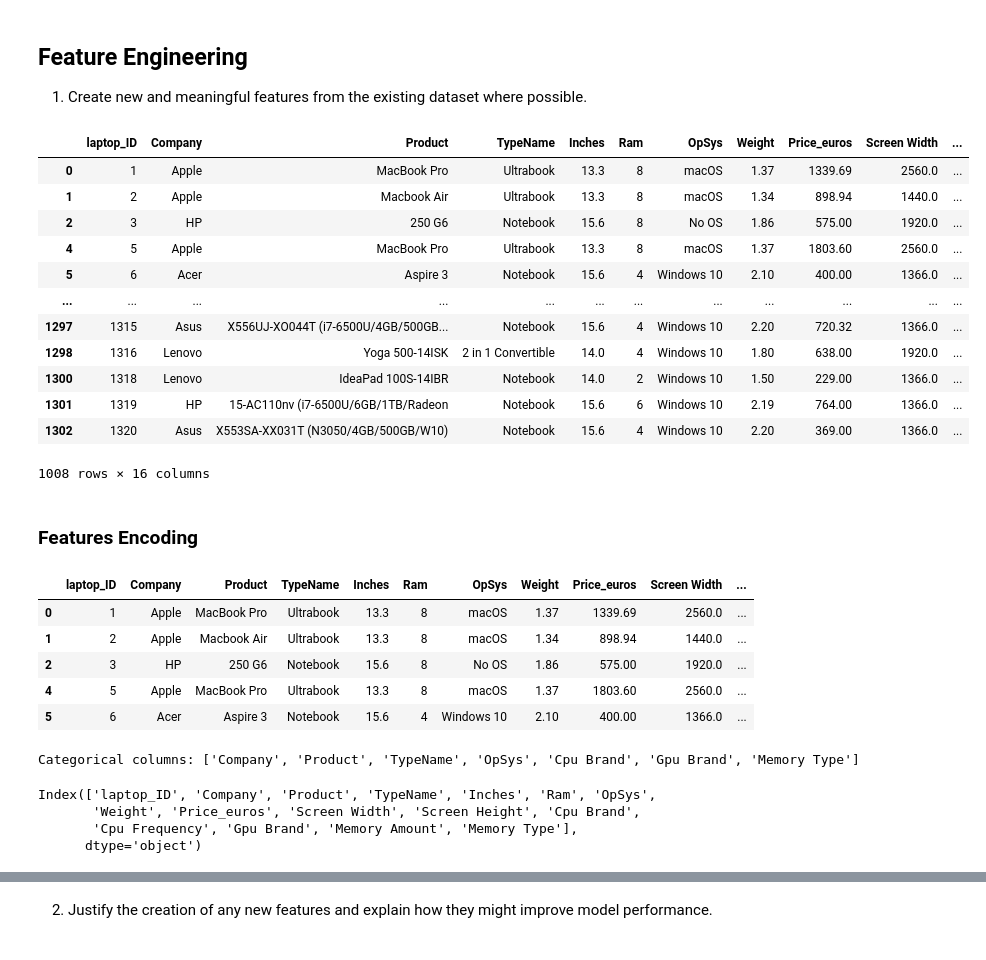
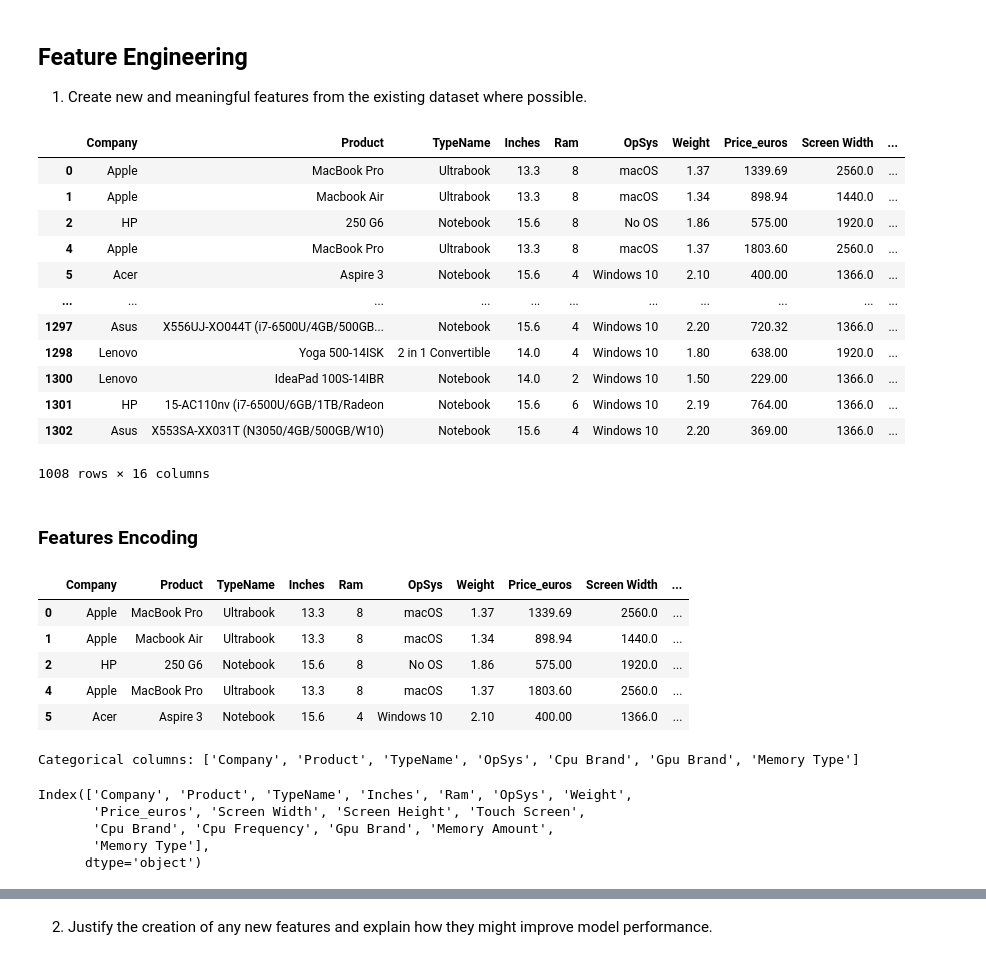
Before and after one commit to Idighekere/laptop-price-prediction-ml-model, a Jupyter notebook: notebook.ipynb, the cells around one changed output, grey strips where cells are left out. Cells and saved outputs as stored; diff of their text form; code cells hidden in the pictures.

```diff
--- a/notebook.ipynb
+++ b/notebook.ipynb
@@ -74,7 +74,7 @@ df['Ram'] = df['Ram'].str.replace("GB", "")
 df['Weight'] = df['Weight'].str.replace("kg", "")
 df['Ram'] = df['Ram'].astype('int32')
 df['Weight'] = df['Weight'].astype('float32')
-
+df=df.drop('laptop_ID',axis=1)  # dropping laptop_ID as it is not useful for prediction
 
 # Identifying nmerial columns
 numerical_columns = df.select_dtypes(include=np.number).columns
@@ -283,48 +283,49 @@ df['Screen Width']=df.ScreenResolution.str.split('x').apply(lambda x:x[0])
 df['Screen Width']= df['Screen Width'].astype("float32")
 df['Screen Height']=df.ScreenResolution.str.split('x').apply(lambda x:x[1])
 df["Screen Height"] = df["Screen Height"].astype("float32")
-
+df['Touch Screen']= df['ScreenResolution'].str.contains("Touch", case=False)
+df['Touch Screen']= df['Touch Screen'].astype(int)
 df=df.drop("ScreenResolution",axis=1)
 
 # Extract CPU Brand (e.g., Intel, AMD, Samsung) and CPU frequemcy
 df["Cpu Brand"] = df["Cpu"].str.split(" ").apply(lambda x: x[0])
 
 df["Cpu Frequency"] = df["Cpu"].str.split(" ").apply(lambda x: x[-1])
 df["Cpu Frequency"]=df["Cpu Frequency"].str[:-3] #to grab only the numbers
 df["Cpu Frequency"] = df["Cpu Frequency"].astype('float32')
 
 # Extract GPU Brand (e.g., Nvidia, Intel, AMD)
 df['Gpu Brand'] = df['Gpu'].str.split(' ').apply(lambda x: x[0])
 df= df.drop(['Cpu','Gpu'], axis=1)
 # Extract Memory Amount (in GB)
 df["Memory Amount"] = df["Memory"].str.split(' ').apply(lambda x: x[0])
 
 # xtract Memory Type (SSD, HDD, Hybrid, Flash, Other)
 df["Memory Type"] = df["Memory"].str.split(" ").apply(lambda x: x[1])
 
 def make_all_memory_in_GB(value):
     if 'TB' in value:
         return float(value[:value.find('TB')]) * 1000
     elif  'GB' in value:
         return float(value[:value.find('GB')])
 
 df["Memory Amount"] = df["Memory Amount"].apply(make_all_memory_in_GB)
 df=df.drop('Memory',axis=1)
 
 df
 # %% [output]
-|  | laptop_ID | Company | Product | TypeName | Inches | Ram | OpSys | Weight | Price_euros | Screen Width | ... |
-| 0 | 1 | Apple | MacBook Pro | Ultrabook | 13.3 | 8 | macOS | 1.37 | 1339.69 | 2560.0 | ... |
-| 1 | 2 | Apple | Macbook Air | Ultrabook | 13.3 | 8 | macOS | 1.34 | 898.94 | 1440.0 | ... |
-| 2 | 3 | HP | 250 G6 | Notebook | 15.6 | 8 | No OS | 1.86 | 575.00 | 1920.0 | ... |
-| 4 | 5 | Apple | MacBook Pro | Ultrabook | 13.3 | 8 | macOS | 1.37 | 1803.60 | 2560.0 | ... |
-| 5 | 6 | Acer | Aspire 3 | Notebook | 15.6 | 4 | Windows 10 | 2.10 | 400.00 | 1366.0 | ... |
-| ... | ... | ... | ... | ... | ... | ... | ... | ... | ... | ... | ... |
-| 1297 | 1315 | Asus | X556UJ-XO044T (i7-6500U/4GB/500GB... | Notebook | 15.6 | 4 | Windows 10 | 2.20 | 720.32 | 1366.0 | ... |
-| 1298 | 1316 | Lenovo | Yoga 500-14ISK | 2 in 1 Convertible | 14.0 | 4 | Windows 10 | 1.80 | 638.00 | 1920.0 | ... |
-| 1300 | 1318 | Lenovo | IdeaPad 100S-14IBR | Notebook | 14.0 | 2 | Windows 10 | 1.50 | 229.00 | 1366.0 | ... |
-| 1301 | 1319 | HP | 15-AC110nv (i7-6500U/6GB/1TB/Radeon | Notebook | 15.6 | 6 | Windows 10 | 2.19 | 764.00 | 1366.0 | ... |
-| 1302 | 1320 | Asus | X553SA-XX031T (N3050/4GB/500GB/W10) | Notebook | 15.6 | 4 | Windows 10 | 2.20 | 369.00 | 1366.0 | ... |
+|  | Company | Product | TypeName | Inches | Ram | OpSys | Weight | Price_euros | Screen Width | ... |
+| 0 | Apple | MacBook Pro | Ultrabook | 13.3 | 8 | macOS | 1.37 | 1339.69 | 2560.0 | ... |
+| 1 | Apple | Macbook Air | Ultrabook | 13.3 | 8 | macOS | 1.34 | 898.94 | 1440.0 | ... |
+| 2 | HP | 250 G6 | Notebook | 15.6 | 8 | No OS | 1.86 | 575.00 | 1920.0 | ... |
+| 4 | Apple | MacBook Pro | Ultrabook | 13.3 | 8 | macOS | 1.37 | 1803.60 | 2560.0 | ... |
+| 5 | Acer | Aspire 3 | Notebook | 15.6 | 4 | Windows 10 | 2.10 | 400.00 | 1366.0 | ... |
+| ... | ... | ... | ... | ... | ... | ... | ... | ... | ... | ... |
+| 1297 | Asus | X556UJ-XO044T (i7-6500U/4GB/500GB... | Notebook | 15.6 | 4 | Windows 10 | 2.20 | 720.32 | 1366.0 | ... |
+| 1298 | Lenovo | Yoga 500-14ISK | 2 in 1 Convertible | 14.0 | 4 | Windows 10 | 1.80 | 638.00 | 1920.0 | ... |
+| 1300 | Lenovo | IdeaPad 100S-14IBR | Notebook | 14.0 | 2 | Windows 10 | 1.50 | 229.00 | 1366.0 | ... |
+| 1301 | HP | 15-AC110nv (i7-6500U/6GB/1TB/Radeon | Notebook | 15.6 | 6 | Windows 10 | 2.19 | 764.00 | 1366.0 | ... |
+| 1302 | Asus | X553SA-XX031T (N3050/4GB/500GB/W10) | Notebook | 15.6 | 4 | Windows 10 | 2.20 | 369.00 | 1366.0 | ... |
 1008 rows × 16 columns
 # %% [markdown]
 ### Features Encoding
@@ -339,12 +340,12 @@ from sklearn.pipeline import Pipeline
 df_encoded = df.copy()
 df_encoded.head()
 # %% [output]
-|  | laptop_ID | Company | Product | TypeName | Inches | Ram | OpSys | Weight | Price_euros | Screen Width | ... |
-| 0 | 1 | Apple | MacBook Pro | Ultrabook | 13.3 | 8 | macOS | 1.37 | 1339.69 | 2560.0 | ... |
-| 1 | 2 | Apple | Macbook Air | Ultrabook | 13.3 | 8 | macOS | 1.34 | 898.94 | 1440.0 | ... |
-| 2 | 3 | HP | 250 G6 | Notebook | 15.6 | 8 | No OS | 1.86 | 575.00 | 1920.0 | ... |
-| 4 | 5 | Apple | MacBook Pro | Ultrabook | 13.3 | 8 | macOS | 1.37 | 1803.60 | 2560.0 | ... |
-| 5 | 6 | Acer | Aspire 3 | Notebook | 15.6 | 4 | Windows 10 | 2.10 | 400.00 | 1366.0 | ... |
+|  | Company | Product | TypeName | Inches | Ram | OpSys | Weight | Price_euros | Screen Width | ... |
+| 0 | Apple | MacBook Pro | Ultrabook | 13.3 | 8 | macOS | 1.37 | 1339.69 | 2560.0 | ... |
+| 1 | Apple | Macbook Air | Ultrabook | 13.3 | 8 | macOS | 1.34 | 898.94 | 1440.0 | ... |
+| 2 | HP | 250 G6 | Notebook | 15.6 | 8 | No OS | 1.86 | 575.00 | 1920.0 | ... |
+| 4 | Apple | MacBook Pro | Ultrabook | 13.3 | 8 | macOS | 1.37 | 1803.60 | 2560.0 | ... |
+| 5 | Acer | Aspire 3 | Notebook | 15.6 | 4 | Windows 10 | 2.10 | 400.00 | 1366.0 | ... |
 # %%
 # Encoding Categorical Features
 
@@ -383,9 +384,10 @@ Categorical columns: ['Company', 'Product', 'TypeName', 'OpSys', 'Cpu Brand', 'G
 # %%
 df.columns
 # %% [output]
-Index(['laptop_ID', 'Company', 'Product', 'TypeName', 'Inches', 'Ram', 'OpSys',
-       'Weight', 'Price_euros', 'Screen Width', 'Screen Height', 'Cpu Brand',
-       'Cpu Frequency', 'Gpu Brand', 'Memory Amount', 'Memory Type'],
+Index(['Company', 'Product', 'TypeName', 'Inches', 'Ram', 'OpSys', 'Weight',
+       'Price_euros', 'Screen Width', 'Screen Height', 'Touch Screen',
+       'Cpu Brand', 'Cpu Frequency', 'Gpu Brand', 'Memory Amount',
+       'Memory Type'],
       dtype='object')
 # %%
 
```
Also changed, not shown: parts of 11 cells of this notebook, 5 other files.
